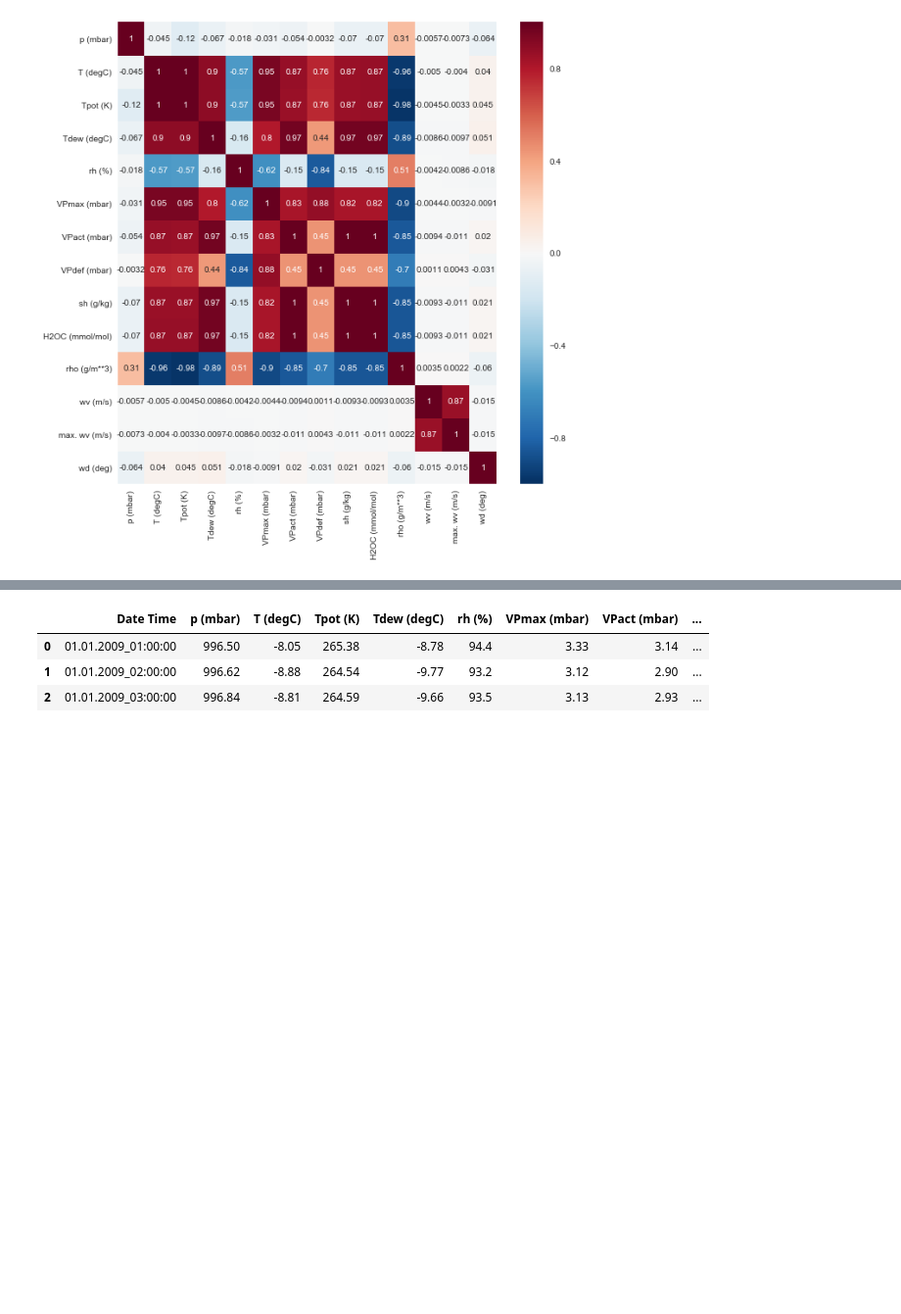
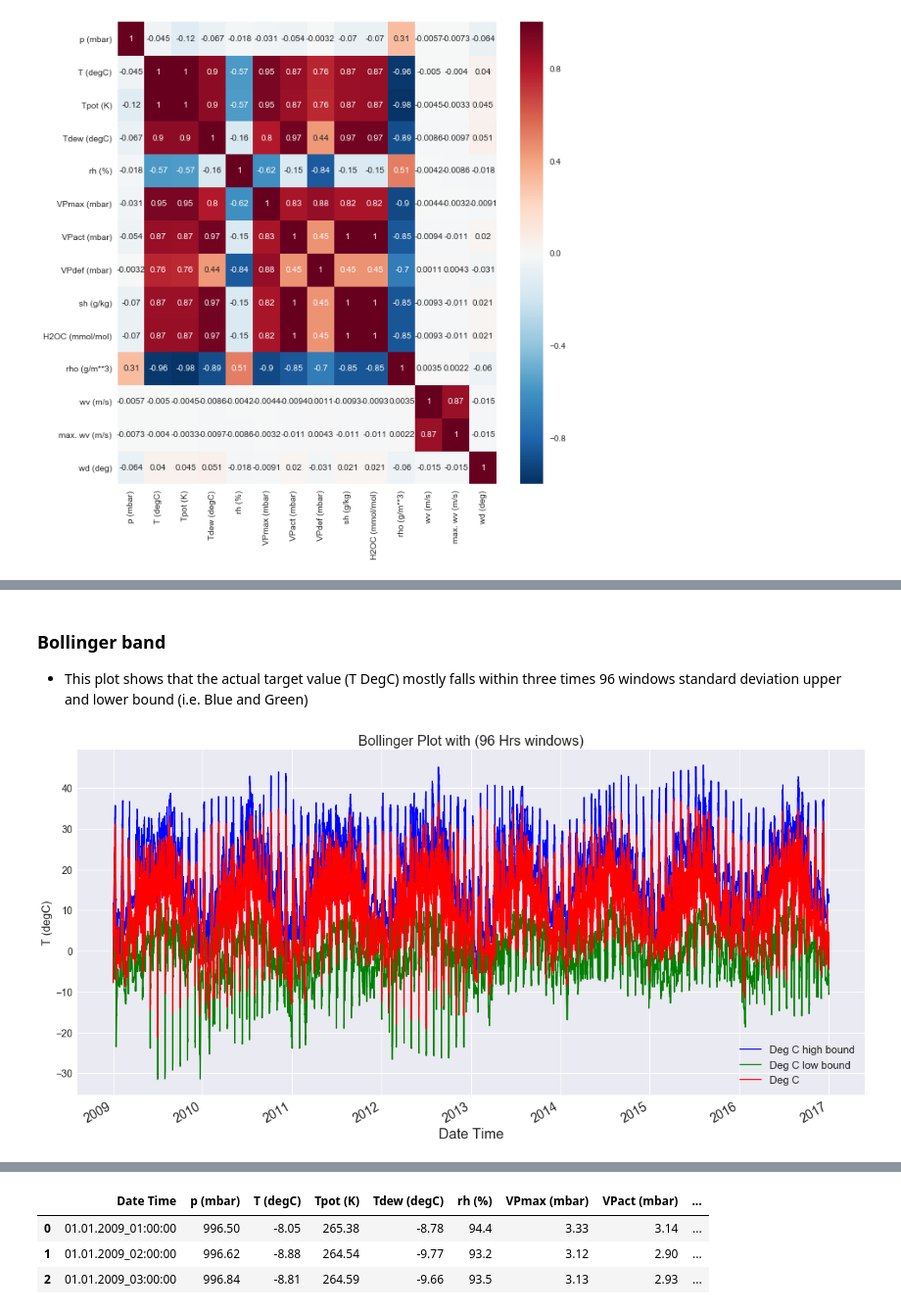
Before and after one commit to kyloop/Deep_Learning, a Jupyter notebook: LSTM.ipynb, the cells around one changed output, grey strips where cells are left out. Shown at 98% size. Drawn from its saved outputs; the diff is of its cells as text; code cells hidden in the pictures; blank space fills up the shorter version.

```diff
--- a/LSTM.ipynb
+++ b/LSTM.ipynb
@@ -60 +390,22 @@ for i,col in enumerate(edaDf.columns):
+# %% [markdown]
+### Bollinger band
+
+- This plot shows that the actual target value (T DegC) mostly falls within three times 96 windows standard deviation upper and lower bound (i.e. Blue and Green)
+# %%
+bol_low_df = edaDf.rolling(96).mean() - (edaDf.rolling(96).std()*3) #Calculate rolling mean + 3x rolling std
+bol_high_df = edaDf.rolling(96).mean() + (edaDf.rolling(96).std()*3) #Calculate rolling mean - 3x rolling std
+plt.figure(figsize=(20,10))
+#Plot upper-bound, lower-bound and actual T(degC) values
+bol_high_df["T (degC)"].plot(color="blue")
+bol_low_df["T (degC)"].plot(color="green")
+bol_df["T (degC)"].plot(color="red")
+plt.legend(("Deg C high bound","Deg C low bound", "Deg C"), fontsize=15)
+plt.xticks(fontsize=18)
+plt.yticks(fontsize=14)
+plt.title("Bollinger Plot with (96 Hrs windows)", fontsize=20)
+plt.xlabel("Date Time", fontsize=20)
+plt.ylabel("T (degC)", fontsize=16)
+plt.show()
+# %% [output]
+[figure, added]
 # %% [markdown]
```
Also changed, not shown: parts of 60 cells of this notebook.
